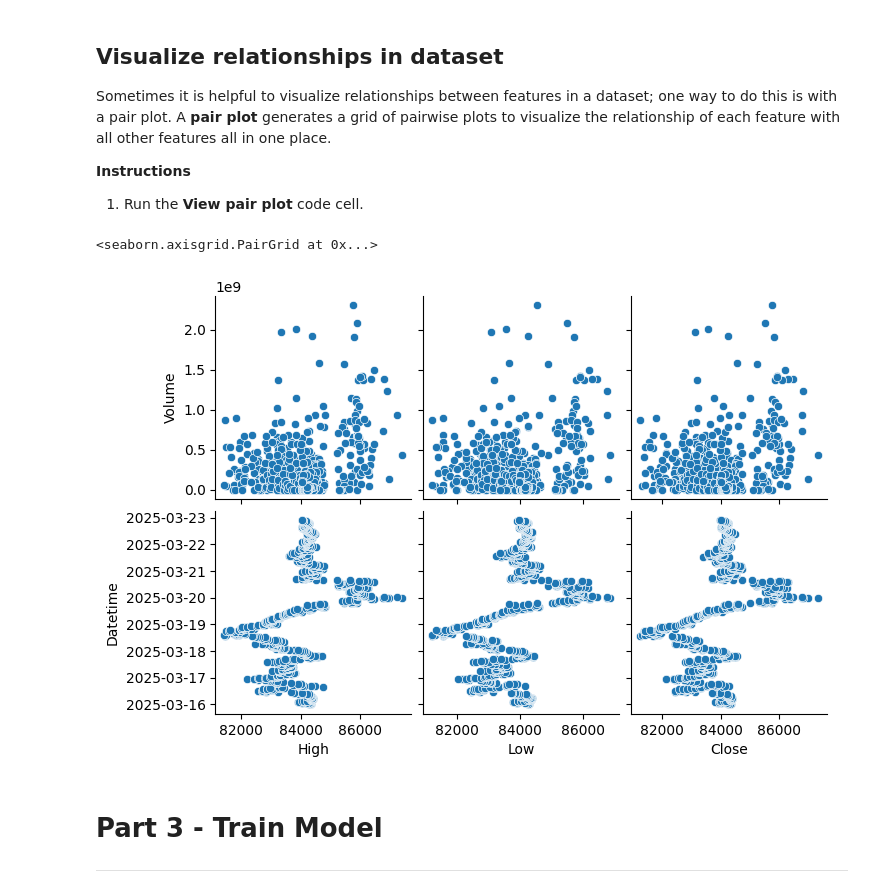
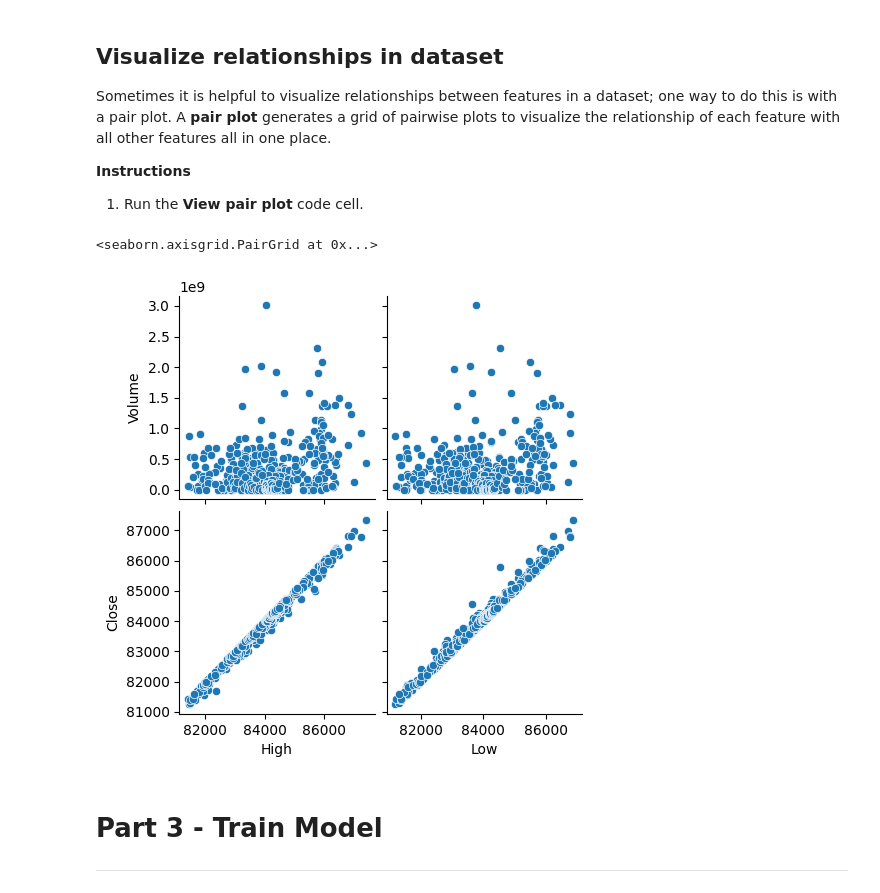
Before and after one commit to stayroid/sidenewone, a Jupyter notebook: ml/cc/exercises/linear_regression_taxi.ipynb, the cells around one changed output. Saved outputs shown, nothing was run; the diff lists cells and outputs as text; code cells hidden in the pictures.

```diff
--- a/ml/cc/exercises/linear_regression_taxi.ipynb
+++ b/ml/cc/exercises/linear_regression_taxi.ipynb
@@ -288,10 +292,10 @@ Sometimes it is helpful to visualize relationships between features in a dataset
 1. Run the **View pair plot** code cell.
 # %%
 #@title Code - View pairplot
-sns.pairplot(training_df, x_vars=["High", "Low", "Close"], y_vars=["Volume", "Datetime"])
+sns.pairplot(training_df, x_vars=["High", "Low", ], y_vars=["Volume", "Close"])
 # %% [output]
 <seaborn.axisgrid.PairGrid at 0x...>
-[figure, old version]
+[figure, new version]
 # %% [markdown]
 # Part 3 - Train Model
 
```
Also changed, not shown: parts of 13 cells of this notebook.
